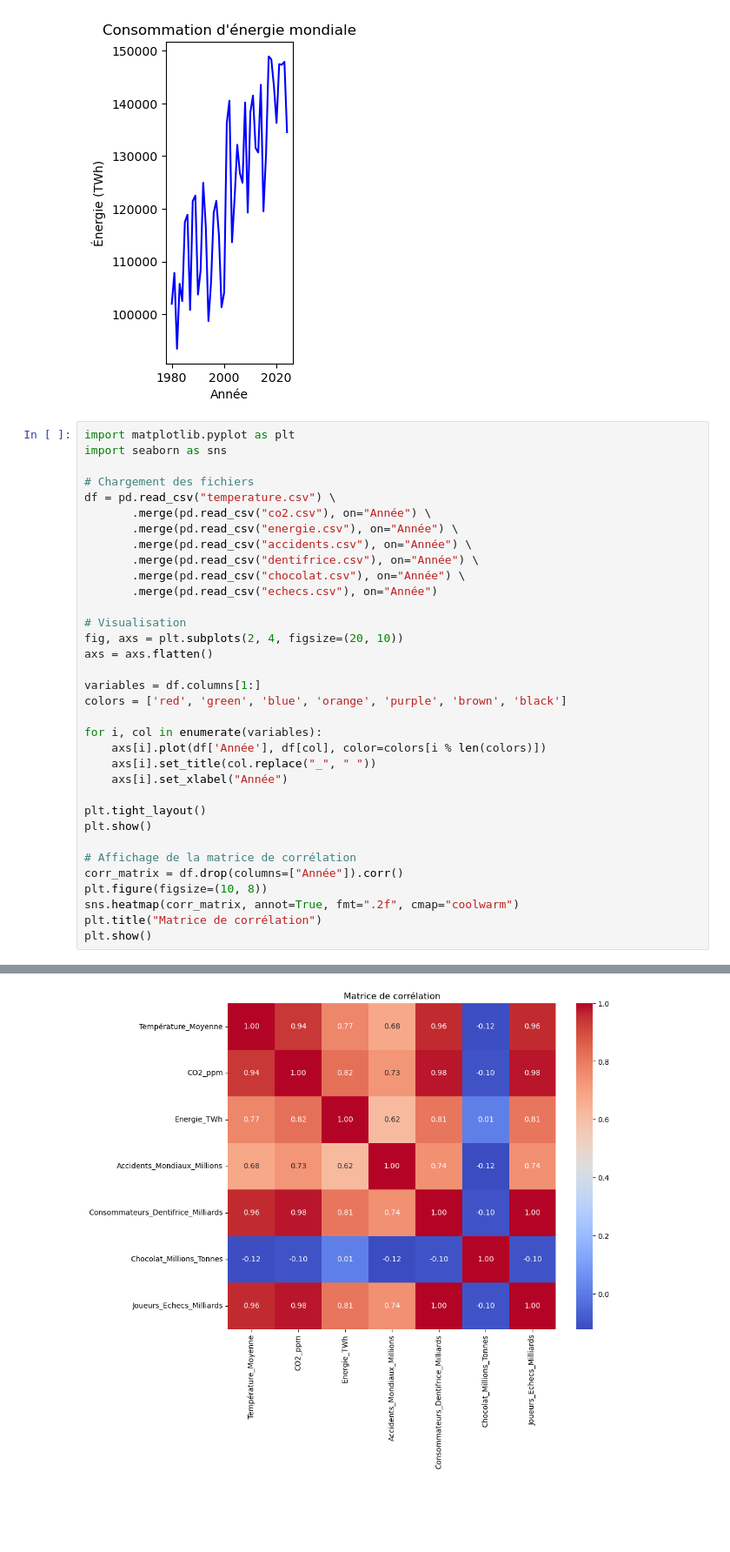
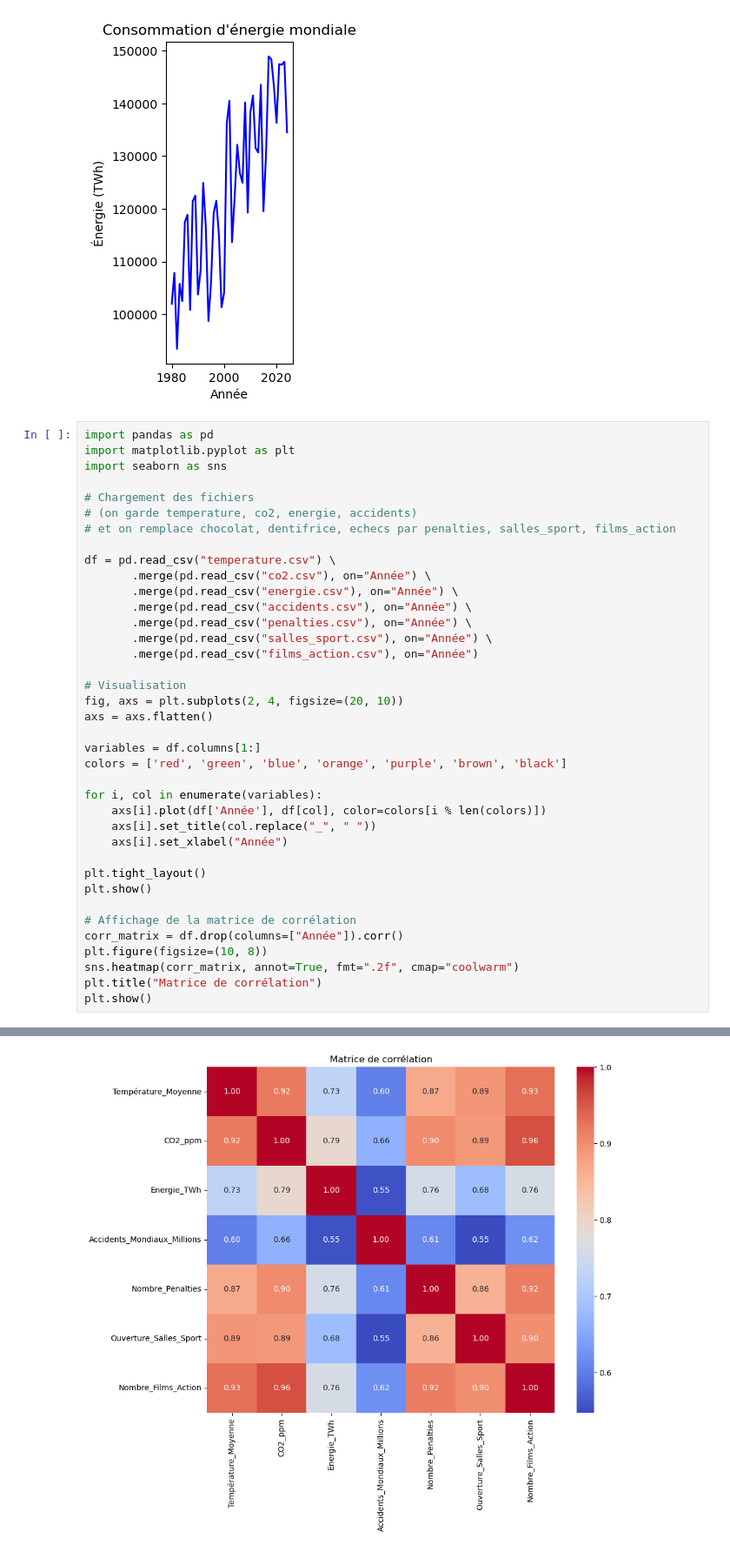
Before and after one commit to zakaria-maanane/ClimCorrelate, a Jupyter notebook: Programme.ipynb, the cells around one changed output, grey strips where cells are left out. Shown at 87% size. Drawn from its saved outputs; the diff is of its cells as text; blank space fills up the shorter version.

```diff
--- a/Programme.ipynb
+++ b/Programme.ipynb
@@ -101,17 +113,21 @@ plt.ylabel('Énergie (TWh)')
 Text(0, 0.5, 'Énergie (TWh)')
 [figure]
 # %%
+import pandas as pd
 import matplotlib.pyplot as plt
 import seaborn as sns
 
 # Chargement des fichiers
+# (on garde temperature, co2, energie, accidents)
+# et on remplace chocolat, dentifrice, echecs par penalties, salles_sport, films_action
+
 df = pd.read_csv("temperature.csv") \
        .merge(pd.read_csv("co2.csv"), on="Année") \
        .merge(pd.read_csv("energie.csv"), on="Année") \
        .merge(pd.read_csv("accidents.csv"), on="Année") \
-       .merge(pd.read_csv("dentifrice.csv"), on="Année") \
-       .merge(pd.read_csv("chocolat.csv"), on="Année") \
-       .merge(pd.read_csv("echecs.csv"), on="Année")
+       .merge(pd.read_csv("penalties.csv"), on="Année") \
+       .merge(pd.read_csv("salles_sport.csv"), on="Année") \
+       .merge(pd.read_csv("films_action.csv"), on="Année")
 
 # Visualisation
 fig, axs = plt.subplots(2, 4, figsize=(20, 10))
@@ -139,3 +155,3 @@ plt.show()
-[figure, old version]
+[figure, new version]
 # %% [markdown]
 
```
Also changed, not shown: parts of 3 cells of this notebook, 5 other files.
